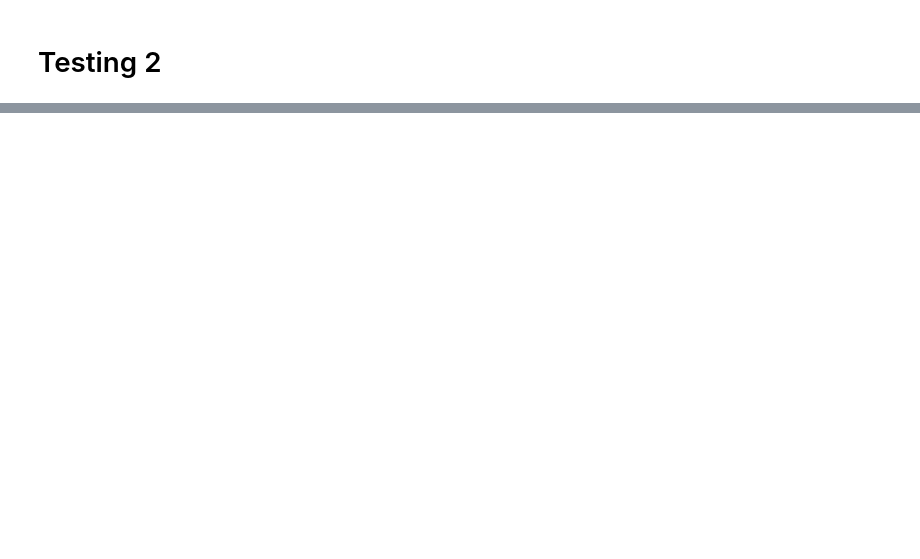
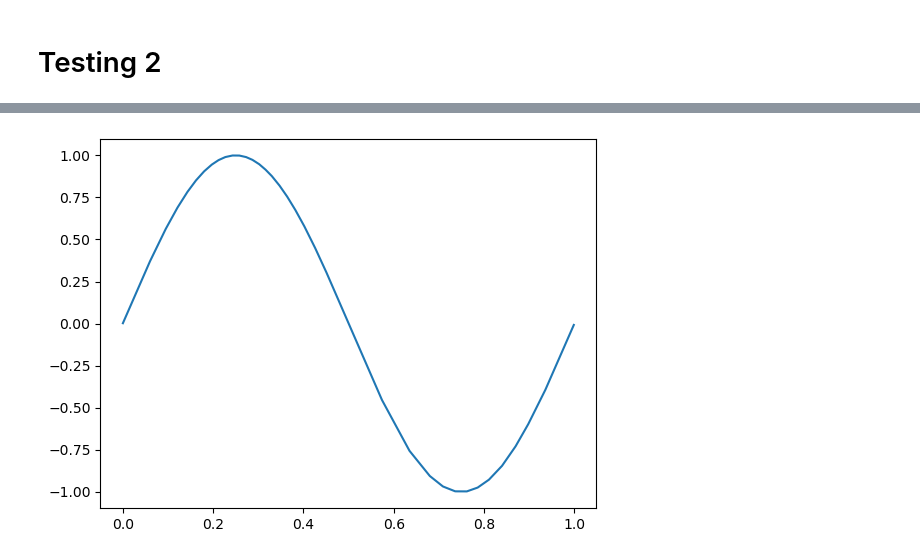
Before and after one commit to danilosiervi/neural_network, a Jupyter notebook: neural_network.ipynb, the cells around one changed output, grey strips where cells are left out. Cells and saved outputs as stored; diff of their text form; code cells hidden in the pictures; blank space fills up the shorter version.

```diff
--- a/neural_network.ipynb
+++ b/neural_network.ipynb
@@ -670,7 +670,7 @@ plt.show()
 # %%
-dense1 = DenseLayer(2, 64, weight_regularizer_l2=5e-4, bias_regularizer_l2=5e-4)
+dense1 = DenseLayer(2, 512, weight_regularizer_l2=5e-4, bias_regularizer_l2=5e-4)
 activation1 = ActivationReLU()
-dense2 = DenseLayer(64, 1)
+dense2 = DenseLayer(512, 1)
 activation2 = ActivationSigmoid()
 
 loss_function = BinaryCrossentropy()
@@ -755,0 +823,14 @@ Accuracy: 0.500
+# %%
+x_test, y_test = nnfs.datasets.sine_data()
+
+dense1_outputs = dense1.forward(x_test)
+activation1_outputs = activation1.forward(dense1_outputs)
+dense2_outputs = dense2.forward(activation1_outputs)
+activation2_outputs = activation2.forward(dense2_outputs)
+dense3_outputs = dense3.forward(activation2_outputs)
+activation3_outputs = activation3.forward(dense3_outputs)
+
+plt.plot(x_test, activation3_outputs)
+plt.show()
+# %% [output]
+[figure, added]
```
Also changed, not shown: parts of 10 cells of this notebook.
